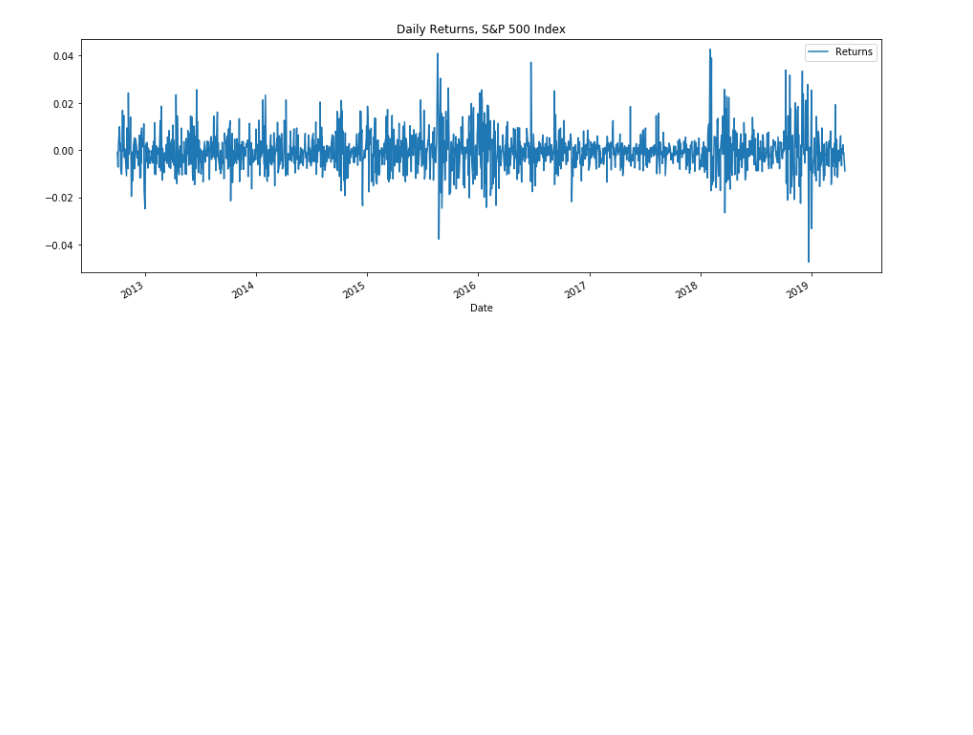
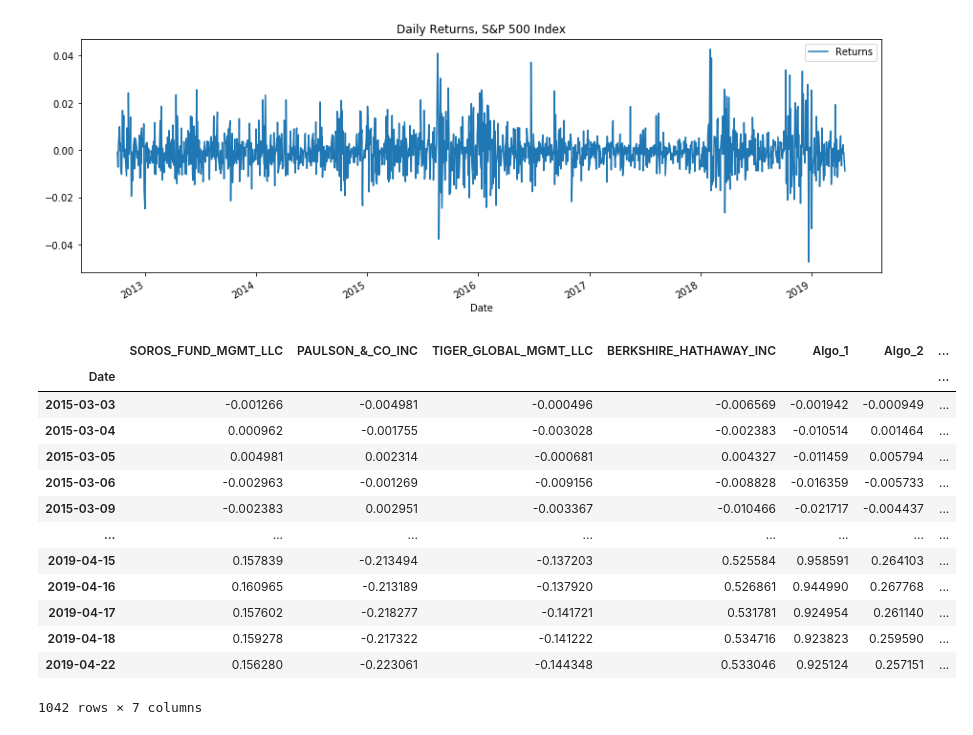
Before and after one commit to yrlbaker/Unit_4_HW, a Jupyter notebook: Whale_HW.ipynb, the cells around one changed output. Drawn from its saved outputs; the diff is of its cells as text; code cells hidden in the pictures; blank space fills up the shorter version.

```diff
--- a/Whale_HW.ipynb
+++ b/Whale_HW.ipynb
@@ -366,3 +395,22 @@ sp500_daily.plot(figsize=(15,5), title="Daily Returns, S&P 500 Index")
 # %% [output]
 <matplotlib.axes._subplots.AxesSubplot at 0x...>
 [figure]
+# %%
+# Calculate cumulative returns of all portfolios
+cumulative_ret = (1 + three_returns).cumprod() -1
+cumulative_ret
+# %% [output]
+|  | SOROS_FUND_MGMT_LLC | PAULSON_&_CO_INC | TIGER_GLOBAL_MGMT_LLC | BERKSHIRE_HATHAWAY_INC | Algo_1 | Algo_2 | ... |
+| Date |  |  |  |  |  |  | ... |
+| 2015-03-03 | -0.001266 | -0.004981 | -0.000496 | -0.006569 | -0.001942 | -0.000949 | ... |
+| 2015-03-04 | 0.000962 | -0.001755 | -0.003028 | -0.002383 | -0.010514 | 0.001464 | ... |
+| 2015-03-05 | 0.004981 | 0.002314 | -0.000681 | 0.004327 | -0.011459 | 0.005794 | ... |
+| 2015-03-06 | -0.002963 | -0.001269 | -0.009156 | -0.008828 | -0.016359 | -0.005733 | ... |
+| 2015-03-09 | -0.002383 | 0.002951 | -0.003367 | -0.010466 | -0.021717 | -0.004437 | ... |
+| ... | ... | ... | ... | ... | ... | ... | ... |
+| 2019-04-15 | 0.157839 | -0.213494 | -0.137203 | 0.525584 | 0.958591 | 0.264103 | ... |
+| 2019-04-16 | 0.160965 | -0.213189 | -0.137920 | 0.526861 | 0.944990 | 0.267768 | ... |
+| 2019-04-17 | 0.157602 | -0.218277 | -0.141721 | 0.531781 | 0.924954 | 0.261140 | ... |
+| 2019-04-18 | 0.159278 | -0.217322 | -0.141222 | 0.534716 | 0.923823 | 0.259590 | ... |
+| 2019-04-22 | 0.156280 | -0.223061 | -0.144348 | 0.533046 | 0.925124 | 0.257151 | ... |
+1042 rows × 7 columns
```
Also changed, not shown: parts of 22 cells of this notebook.
